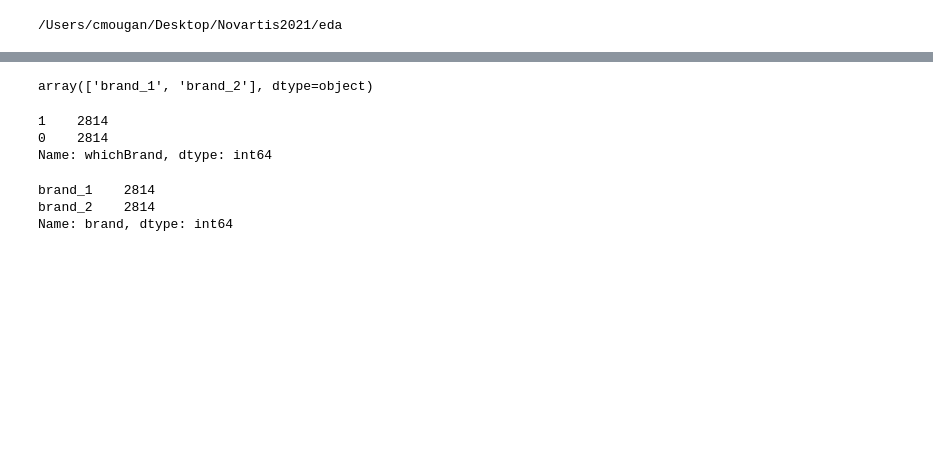
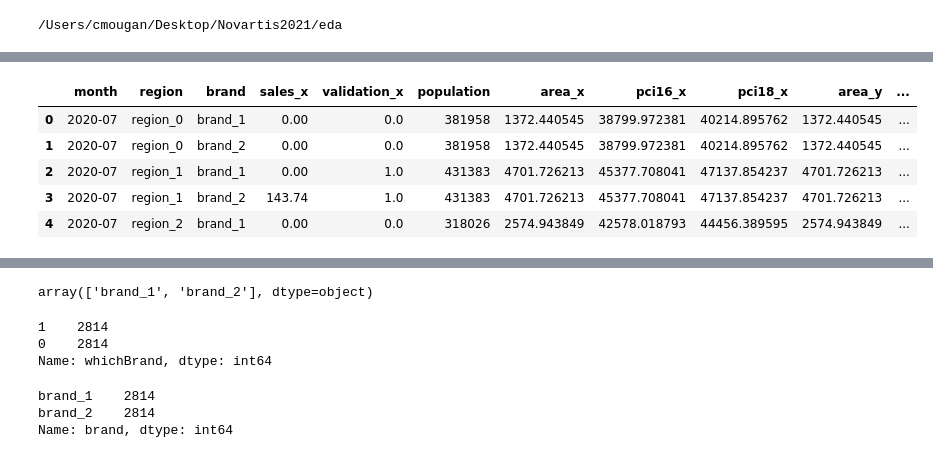
Before and after one commit to cmougan/Novartis2021, a Jupyter notebook: EDA.ipynb, the cells around one changed output, grey strips where cells are left out. Drawn from its saved outputs; the diff is of its cells as text; code cells hidden in the pictures; blank space fills up the shorter version.

```diff
--- a/EDA.ipynb
+++ b/EDA.ipynb
@@ -30,0 +55,9 @@ brands_3_12 = pd.read_csv('../data/features/brand_3_12_market_features_lagged.cs
+# %%
+df_feats.head()
+# %% [output]
+|  | month | region | brand | sales_x | validation_x | population | area_x | pci16_x | pci18_x | area_y | ... |
+| 0 | 2020-07 | region_0 | brand_1 | 0.00 | 0.0 | 381958 | 1372.440545 | 38799.972381 | 40214.895762 | 1372.440545 | ... |
+| 1 | 2020-07 | region_0 | brand_2 | 0.00 | 0.0 | 381958 | 1372.440545 | 38799.972381 | 40214.895762 | 1372.440545 | ... |
+| 2 | 2020-07 | region_1 | brand_1 | 0.00 | 1.0 | 431383 | 4701.726213 | 45377.708041 | 47137.854237 | 4701.726213 | ... |
+| 3 | 2020-07 | region_1 | brand_2 | 143.74 | 1.0 | 431383 | 4701.726213 | 45377.708041 | 47137.854237 | 4701.726213 | ... |
+| 4 | 2020-07 | region_2 | brand_1 | 0.00 | 0.0 | 318026 | 2574.943849 | 42578.018793 | 44456.389595 | 2574.943849 | ... |
```
Also changed, not shown: parts of 25 cells of this notebook, 2 other files.
